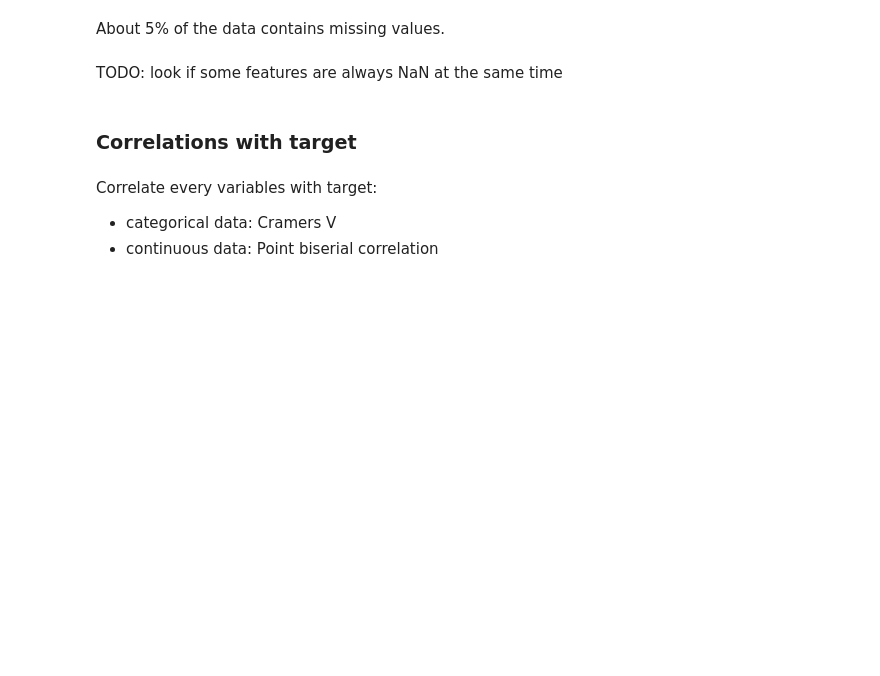
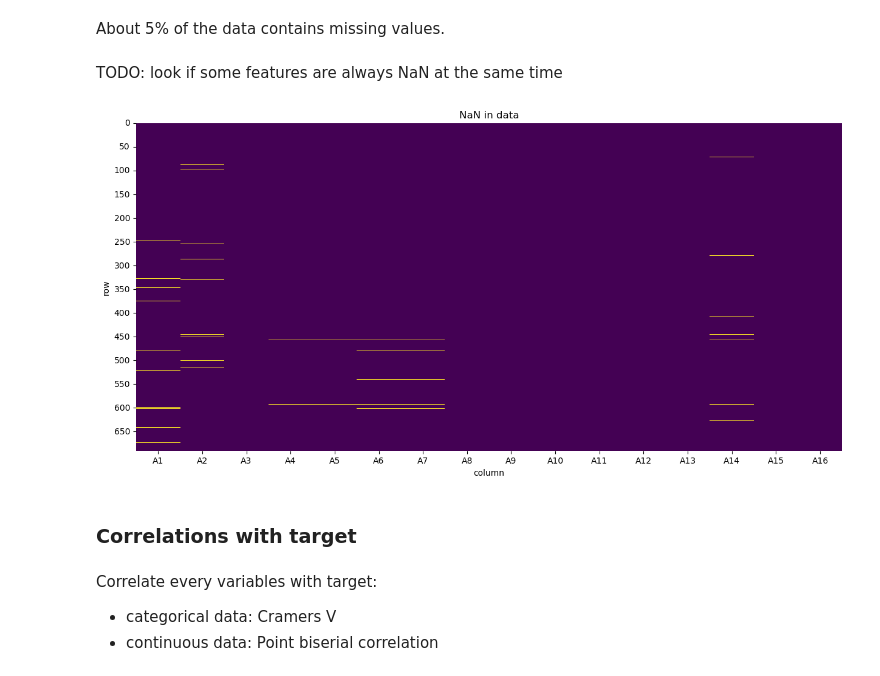
Before and after one commit to toniklenk/WissPro-final-project, a Jupyter notebook: CreditCardApproval EDA DianaMax.ipynb, the cells around one changed output. Drawn from its saved outputs; the diff is of its cells as text; code cells hidden in the pictures; blank space fills up the shorter version.

Commit message:
nan plot

```diff
--- a/CreditCardApproval EDA DianaMax.ipynb
+++ b/CreditCardApproval EDA DianaMax.ipynb
@@ -339,6 +492,25 @@ df.isna().any(axis=1).sum() / df.shape[0]
 About 5% of the data contains missing values.
 # %% [markdown]
 TODO: look if some features are always NaN at the same time
+# %%
+
+# df, wo nan True ist
+nan_matrix = df.isna()
+
+# heatmap
+fig, ax = plt.subplots(figsize=(15, 7))
+sns.heatmap(nan_matrix, cbar=False, cmap="viridis", ax=ax)
+
+plt.title('NaN in data')
+plt.xlabel('column')
+plt.ylabel('row')
+
+start, end = ax.get_xlim()
+ax.yaxis.set_ticks(np.arange(0, 690, 50))
+ax.set_yticklabels(np.arange(0, 690, 50))
+plt.show()
+# %% [output]
+[figure, added]
 # %% [markdown]
 ### Correlations with target
 # %% [markdown]
```
Also changed, not shown: parts of 61 cells of this notebook.
